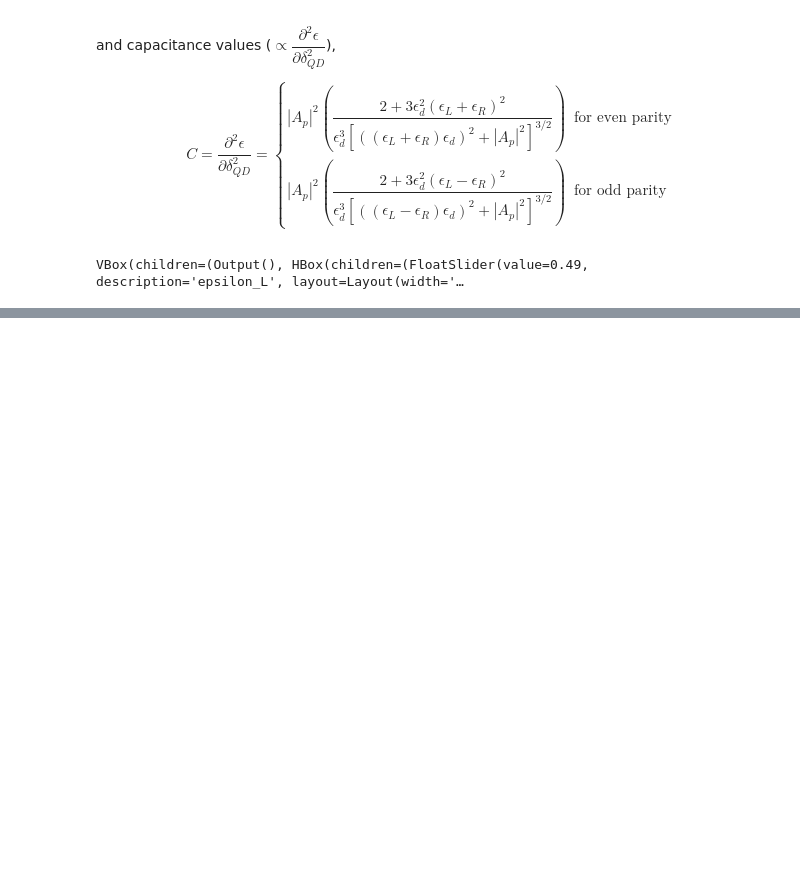
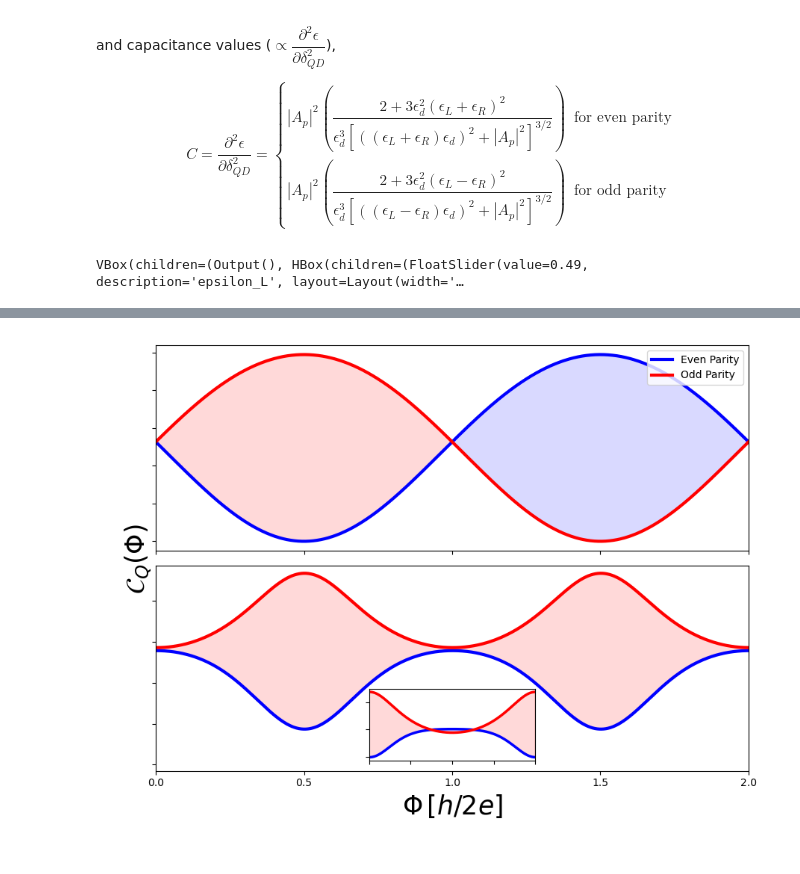
Before and after one commit to binayyakbhroy/Impedance_Simulations, a Jupyter notebook: Effective_Model_analysis.ipynb, the cells around one changed output, grey strips where cells are left out. Saved outputs shown, nothing was run; the diff lists cells and outputs as text; code cells hidden in the pictures; blank space fills up the shorter version.

```diff
--- a/Effective_Model_analysis.ipynb
+++ b/Effective_Model_analysis.ipynb
@@ -630,0 +702,94 @@ Noise = np.random
+# %%
+import numpy as np
+import matplotlib.pyplot as plt
+from mpl_toolkits.axes_grid1.inset_locator import inset_axes
+
+# phi, C_odd_m1, C_even_m1, C_odd_m2, C_even_m2 assumed defined
+# ALSO assumed defined for inset:
+#   C_odd_m2_ndc, C_even_m2_ndc  (same shape as phi)
+
+fig, axes = plt.subplots(2, 1, figsize=(9, 7), sharex=True)
+ax1, ax2 = axes
+
+# -----------------------
+# TOP PANEL
+# -----------------------
+ax1.plot(phi, C_even_m1, color='blue', lw=3, label='Even Parity')
+ax1.plot(phi, C_odd_m1,  color='red',  lw=3, label='Odd Parity')
+
+ax1.fill_between(phi, C_even_m1, C_odd_m1,
+                 where=(C_even_m1 >= C_odd_m1),
+                 interpolate=True, color='blue', alpha=0.15)
+ax1.fill_between(phi, C_even_m1, C_odd_m1,
+                 where=(C_odd_m1 > C_even_m1),
+                 interpolate=True, color='red', alpha=0.15)
+
+ax1.set_xticklabels([])
+ax1.set_yticklabels([])
+ax1.set_xlim(0.0,2.0)
+ax1.legend(loc='upper right')
+
+# -----------------------
+# BOTTOM PANEL
+# -----------------------
+ax2.plot(phi, C_even_m2, color='blue', lw=3)
+ax2.plot(phi, C_odd_m2,  color='red',  lw=3)
+
+ax2.fill_between(phi, C_even_m2, C_odd_m2,
+                 where=(C_even_m2 >= C_odd_m2),
+                 interpolate=True, color='blue', alpha=0.15)
+ax2.fill_between(phi, C_even_m2, C_odd_m2,
+                 where=(C_odd_m2 > C_even_m2),
+                 interpolate=True, color='red', alpha=0.15)
+
+ax2.set_yticklabels([])
+
+ax2.set_xticks([0.0, 0.5, 1.0, 1.5, 2.0])
+ax2.set_xticklabels(['0.0', '0.5', '1.0', '1.5', '2.0'])
+
+# -----------------------
+# INSET (bottom panel)
+# -----------------------
+# mask for 0.5 <= phi <= 1.5
+
+from mpl_toolkits.axes_grid1.inset_locator import inset_axes
+
+# -----------------------
+# INSET (bottom panel)
+# -----------------------
+axins = inset_axes(ax2, width="28%", height="35%",
+                   loc="lower center", borderpad=1.0)
+
+axins.plot(phi, C_even_m2_ndc, color='blue', lw=2.5)
+axins.plot(phi, C_odd_m2_ndc,  color='red',  lw=2.5)
+
+axins.fill_between(phi, C_even_m2_ndc, C_odd_m2_ndc,
+                   where=(C_even_m2_ndc >= C_odd_m2_ndc),
+                   interpolate=True, color='blue', alpha=0.15)
+axins.fill_between(phi, C_even_m2_ndc, C_odd_m2_ndc,
+                   where=(C_odd_m2_ndc > C_even_m2_ndc),
+                   interpolate=True, color='red', alpha=0.15)
+
+# Only restrict the visible x-range
+axins.set_xlim(0.5, 1.5)
+
+# Clean inset styling
+axins.set_xticklabels([])
+axins.set_yticklabels([])
+
+# -----------------------
+# GLOBAL LABELS
+# -----------------------
+fig.text(0.04, 0.57, r'$\mathcal{C}_Q(\Phi)$',
+         va='center', rotation='vertical', fontsize=25)
+
+ax2.set_xlabel(r'$\Phi\,[h/2e]$', fontsize=25)
+ax2.set_xlim(0.0,2.0)
+ax2.set_ylim(-0.003, None)
+
+plt.xlim(0.0, 2.0)
+plt.tight_layout(rect=[0.06, 0.05, 1, 1])
+#plt.savefig("../Impedance_calc_paper/Schematic_clean_cap.png", dpi=600)
+plt.show()
+# %% [output]
+[figure, added]
```
Also changed, not shown: parts of 3 cells of this notebook, 1 other file.
